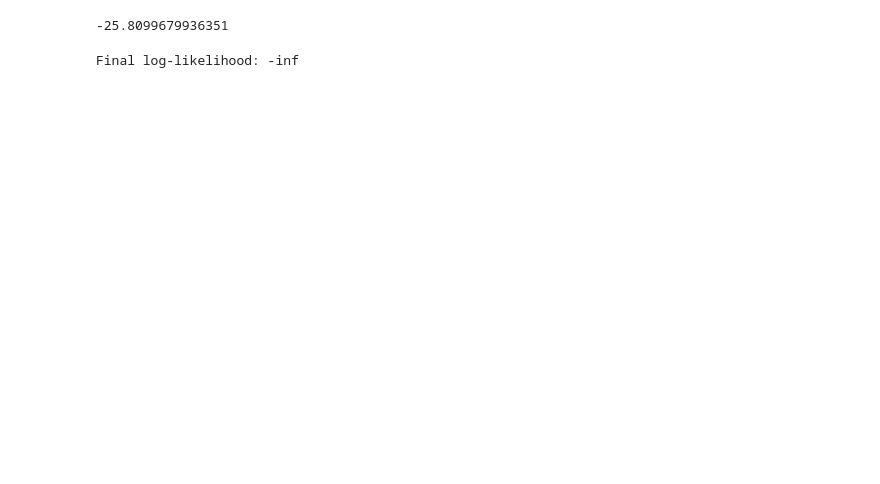
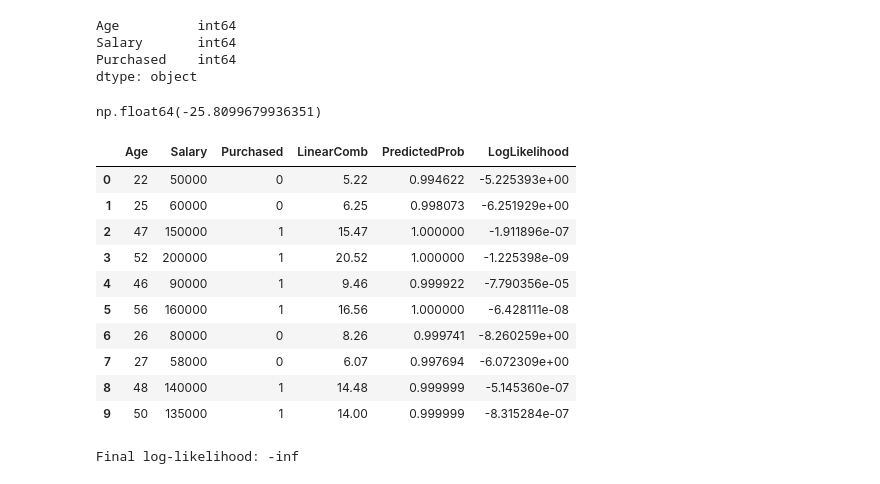
Before and after one commit to AndresNamm/CostFunctions, a Jupyter notebook: LogisticRegression.ipynb, the cells around one changed output. Saved outputs shown, nothing was run; the diff lists cells and outputs as text; code cells hidden in the pictures; blank space fills up the shorter version.

Commit message:
Continued with with logistic regression experiments

```diff
--- a/LogisticRegression.ipynb
+++ b/LogisticRegression.ipynb
@@ -1,39 +1,62 @@
 # %% [markdown]
 <a href="https://colab.research.google.com/github/AndresNamm/CostFunctions/blob/main/LogisticRegression.ipynb" target="_parent"><img src="https://colab.research.google.com/assets/colab-badge.svg" alt="Open In Colab"/></a>
+# %%
+import numpy as np
+import pandas as pd
+
+
+# Logistic function
+def sigmoid(x):
+    return 1 / (1 + np.exp(-x))
+# t
+# Dataset
+data = {
+    'Age': [22, 25, 47, 52, 46, 56, 26, 27, 48, 50],
+    'Salary': [50000, 60000, 150000, 200000, 90000, 160000, 80000, 58000, 140000, 135000],
+    'Purchased': [0, 0, 1, 1, 1, 1, 0, 0, 1, 1]
+}
+
+df = pd.DataFrame(data)
+
+df.dtypes
+# %% [output]
+Age          int64
+Salary       int64
+Purchased    int64
+dtype: object
 # %%
-import numpy as np
-import pandas as pd
-
-# t
-# Dataset
-data = {
-    'Age': [22, 25, 47, 52, 46, 56, 26, 27, 48, 50],
-    'Salary': [50000, 60000, 150000, 200000, 90000, 160000, 80000, 58000, 140000, 135000],
-    'Purchased': [0, 0, 1, 1, 1, 1, 0, 0, 1, 1]
-}
-
-df = pd.DataFrame(data)
 
 # Parameters
-beta_0 = 0
+beta_0 = 0.0
 beta_1 = 0.01
 beta_2 = 0.0001
 
-# Logistic function
-def logistic(x):
-    return 1 / (1 + np.exp(-x))
 
 # Compute predicted probabilities
-df['LinearComb'] = beta_0 + beta_1 * df['Age'] + beta_2 * df['Salary']
-df['PredictedProb'] = logistic(df['LinearComb'])
+df['LinearComb'] = float(beta_0) + beta_1 * df['Age'] + beta_2 * df['Salary'].astype(float)
+df['PredictedProb'] = sigmoid(df['LinearComb'])
 
 # Compute log-likelihood
-df['LogLikelihood'] = df['Purchased'] * np.log(df['PredictedProb']) + (1 - df['Purchased']) * np.log(1 - df['PredictedProb'])
+df['LogLikelihood'] = df['Purchased'].astype(float) * np.log(df['PredictedProb']) + (1 - df['Purchased'].astype(float)) * np.log(1 - df['PredictedProb'])
 log_likelihood = df['LogLikelihood'].sum()
 
 log_likelihood
 # %% [output]
--25.8099679936351
+np.float64(-25.8099679936351)
+# %%
+df
+# %% [output]
+|  | Age | Salary | Purchased | LinearComb | PredictedProb | LogLikelihood |
+| 0 | 22 | 50000 | 0 | 5.22 | 0.994622 | -5.225393e+00 |
+| 1 | 25 | 60000 | 0 | 6.25 | 0.998073 | -6.251929e+00 |
+| 2 | 47 | 150000 | 1 | 15.47 | 1.000000 | -1.911896e-07 |
+| 3 | 52 | 200000 | 1 | 20.52 | 1.000000 | -1.225398e-09 |
+| 4 | 46 | 90000 | 1 | 9.46 | 0.999922 | -7.790356e-05 |
+| 5 | 56 | 160000 | 1 | 16.56 | 1.000000 | -6.428111e-08 |
+| 6 | 26 | 80000 | 0 | 8.26 | 0.999741 | -8.260259e+00 |
+| 7 | 27 | 58000 | 0 | 6.07 | 0.997694 | -6.072309e+00 |
+| 8 | 48 | 140000 | 1 | 14.48 | 0.999999 | -5.145360e-07 |
+| 9 | 50 | 135000 | 1 | 14.00 | 0.999999 | -8.315284e-07 |
 # %%
 # prompt: Now generate optimization code for the previous cell
 
```
Also changed, not shown: parts of 1 cell of this notebook, 2 other files.
